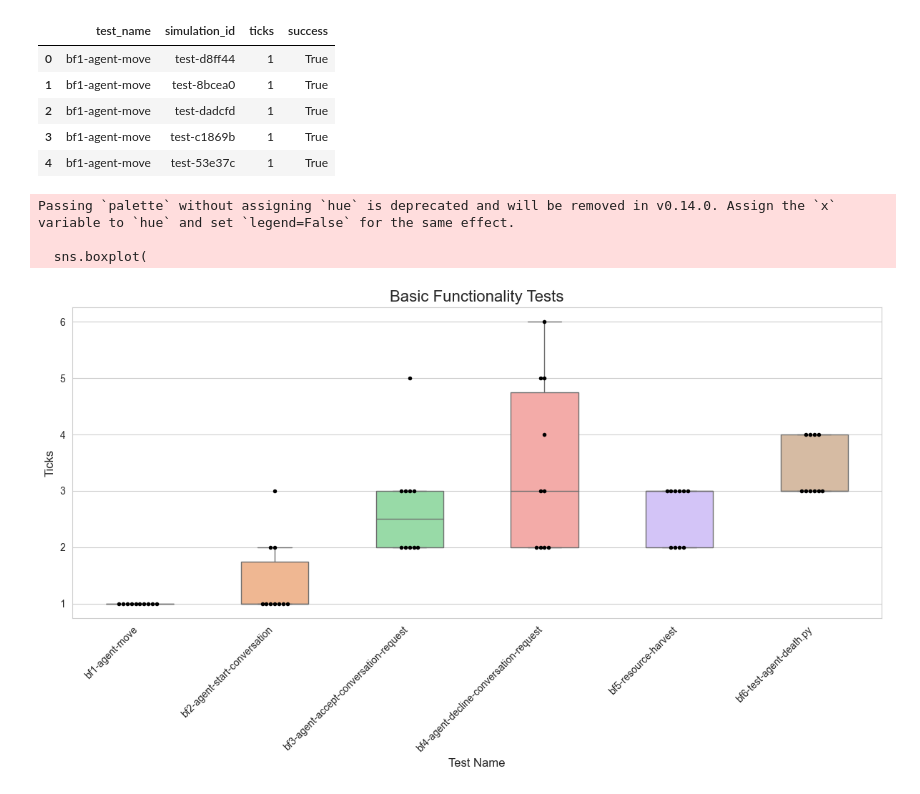
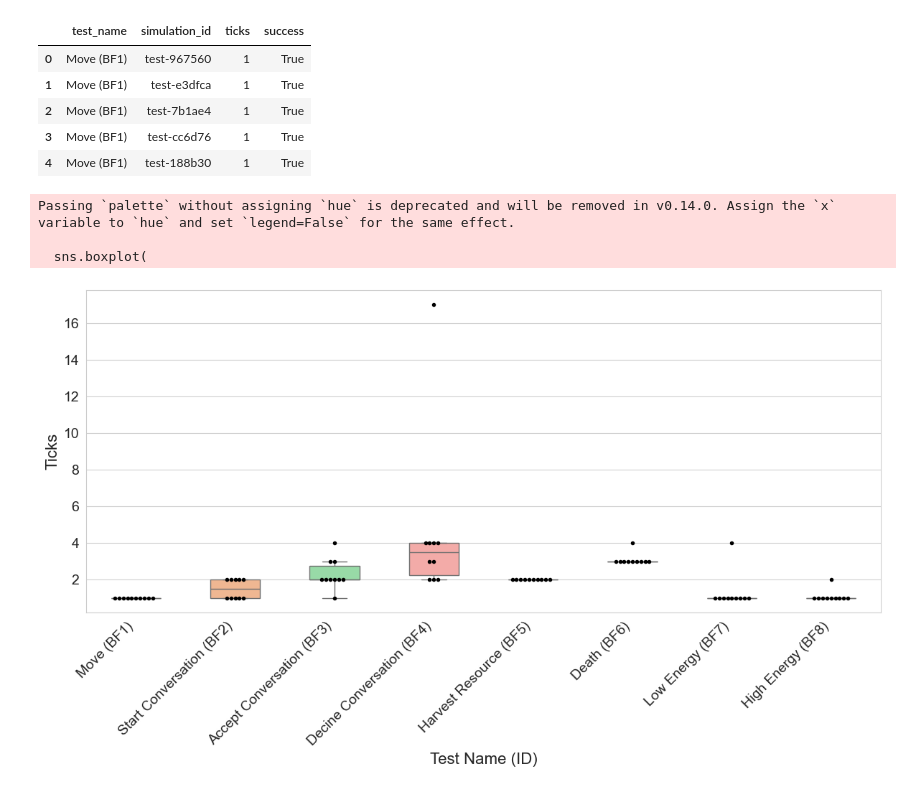
Before and after one commit to epoikos-project/notebooks, a Jupyter notebook: plots/basic_tests.ipynb, the cells around one changed output. Drawn from its saved outputs; the diff is of its cells as text; code cells hidden in the pictures.

```diff
--- a/plots/basic_tests.ipynb
+++ b/plots/basic_tests.ipynb
@@ -4,53 +4,66 @@ import os
 
 data_dir = os.path.abspath(os.path.join("..", "data"))
 
-df = pd.read_csv(os.path.join(data_dir, "test_results.csv"))
+df = pd.read_csv("../simulation_results_bf_4nano.csv")
 df.head()
 # %% [output]
 |  | test_name | simulation_id | ticks | success |
-| 0 | bf1-agent-move | test-d8ff44 | 1 | True |
-| 1 | bf1-agent-move | test-8bcea0 | 1 | True |
-| 2 | bf1-agent-move | test-dadcfd | 1 | True |
-| 3 | bf1-agent-move | test-c1869b | 1 | True |
-| 4 | bf1-agent-move | test-53e37c | 1 | True |
+| 0 | Move (BF1) | test-967560 | 1 | True |
+| 1 | Move (BF1) | test-e3dfca | 1 | True |
+| 2 | Move (BF1) | test-7b1ae4 | 1 | True |
+| 3 | Move (BF1) | test-cc6d76 | 1 | True |
+| 4 | Move (BF1) | test-188b30 | 1 | True |
 # %%
 import seaborn as sns
 import matplotlib.pyplot as plt
 
 sns.set_style("whitegrid")
+
+# Fixed order of test names for sorting from BF1 to BF8
+order = [
+    "Move (BF1)",
+    "Start Conversation (BF2)",
+    "Accept Conversation (BF3)",
+    "Decine Conversation (BF4)",
+    "Harvest Resource (BF5)",
+    "Death (BF6)",
+    "Low Energy (BF7)",
+    "High Energy (BF8)"
+    ]
 
 plt.figure(figsize=(12, 7))
 
 # Boxplot: shows min, Q1, median, Q3, max
 sns.boxplot(
     x="test_name",
     y="ticks",
     data=df,
-    order=df.groupby("test_name")["ticks"].median().sort_values().index,
+    order=order,
     palette="pastel",
     width=0.5,
-    showfliers=False,  # hide outliers, we'll show them in swarm
+    showfliers=False,  # Hide outliers, shown in swarm plot
 )
 
 # Swarmplot: shows all actual data points
 sns.swarmplot(
     x="test_name",
     y="ticks",
     data=df,
-    order=df.groupby("test_name")["ticks"].median().sort_values().index,
+    order=order,
     color="black",
     size=4,
 )
 
-plt.xticks(rotation=45, ha="right")
-plt.title("Basic Functionality Tests", fontsize=16)
-plt.xlabel("Test Name", fontsize=12)
-plt.ylabel("Ticks", fontsize=12)
+plt.xticks(rotation=45, ha="right", fontsize=14)
+plt.yticks(fontsize=14)
+#plt.title("Basic Functionality Tests", fontsize=16)
+plt.xlabel("Test Name (ID)", fontsize=16)
+plt.ylabel("Ticks", fontsize=16)
 plt.tight_layout()
-plt.savefig(os.path.join(data_dir, f"test_results.png"), dpi=300)
+plt.savefig(("test_results.png"), dpi=300)
 plt.show()
 # %% [output]
 Passing `palette` without assigning `hue` is deprecated and will be removed in v0.14.0. Assign the `x` variable to `hue` and set `legend=False` for the same effect.
 
   sns.boxplot(
-[figure, old version]
+[figure, new version]
```
Also changed, not shown: parts of 5 cells of this notebook, 18 other files.
